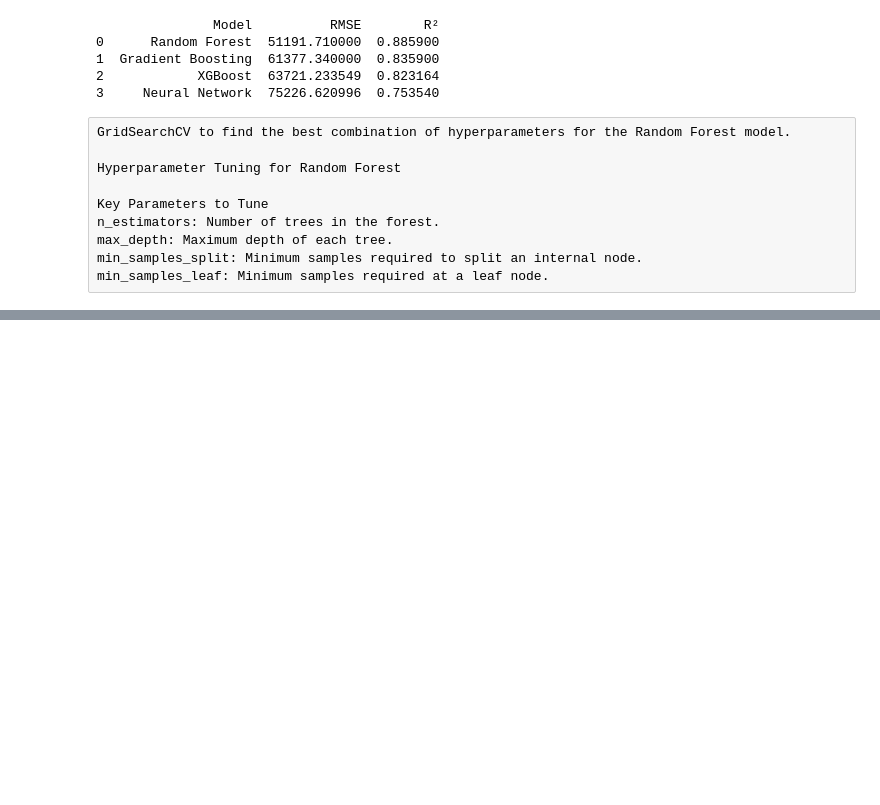
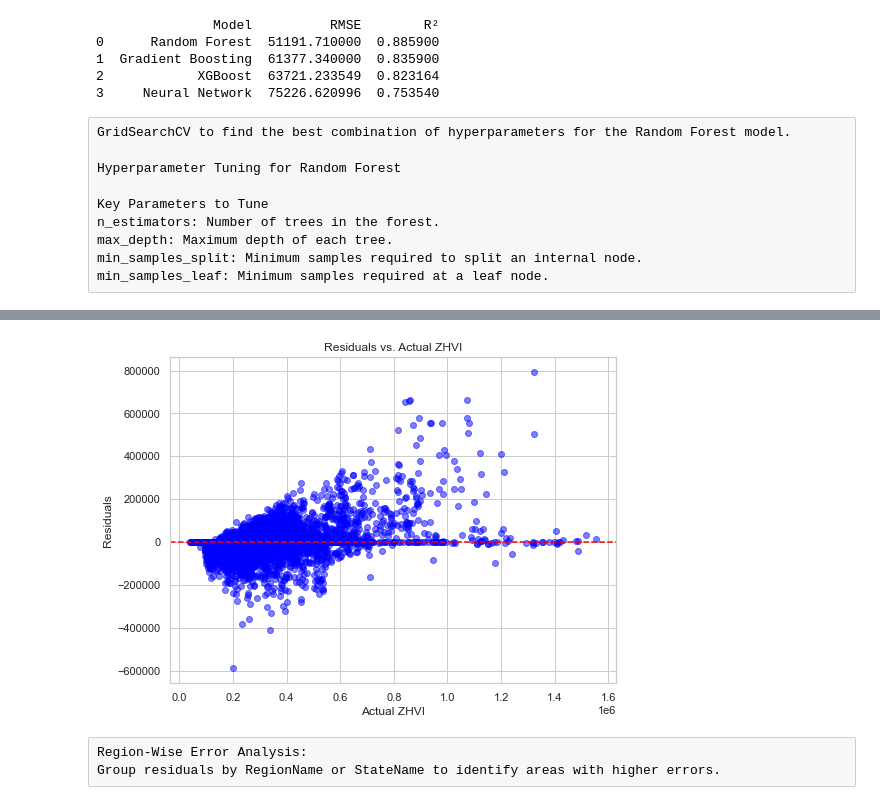
Before and after one commit to koka2608/Home-Value-Prediction, a Jupyter notebook: Real Estate.ipynb, the cells around one changed output, grey strips where cells are left out. Drawn from its saved outputs; the diff is of its cells as text; code cells hidden in the pictures; blank space fills up the shorter version.

```diff
--- a/Real Estate.ipynb
+++ b/Real Estate.ipynb
@@ -726,0 +910,16 @@ Fitting 3 folds for each of 24 candidates, totalling 72 fits
+# %%
+residuals = y_test - y_pred_final_rf
+
+# Plot residuals
+plt.figure(figsize=(8, 6))
+plt.scatter(y_test, residuals, alpha=0.5, color='blue')
+plt.axhline(0, color='red', linestyle='--')
+plt.xlabel("Actual ZHVI")
+plt.ylabel("Residuals")
+plt.title("Residuals vs. Actual ZHVI")
+plt.show()
+# %% [output]
+[figure, added]
+# %% [raw]
+Region-Wise Error Analysis:
+Group residuals by RegionName or StateName to identify areas with higher errors.
```
Also changed, not shown: parts of 23 cells of this notebook.
